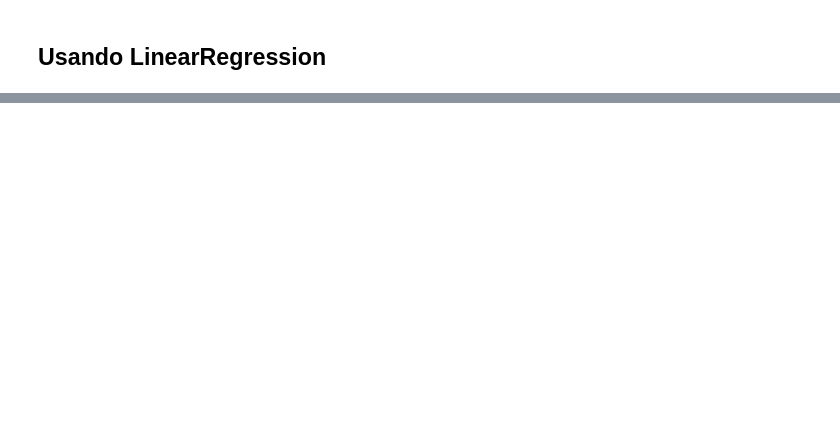
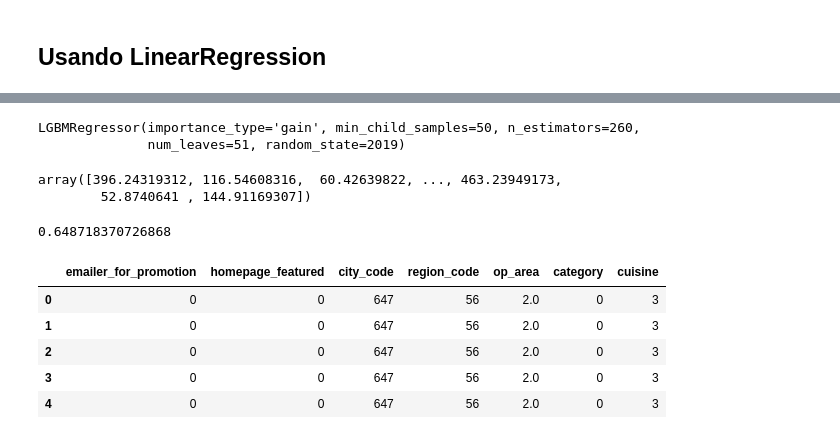
Before and after one commit to fduartej/forecasting-food, a Jupyter notebook: Forecasting_food.ipynb, the cells around one changed output, grey strips where cells are left out. Drawn from its saved outputs; the diff is of its cells as text; code cells hidden in the pictures; blank space fills up the shorter version.

```diff
--- a/Forecasting_food.ipynb
+++ b/Forecasting_food.ipynb
@@ -162,0 +285,28 @@ imp.style.bar()
+# %%
+lgb_estimate=model.best_estimator_
+lgb_estimate
+# %% [output]
+LGBMRegressor(importance_type='gain', min_child_samples=50, n_estimators=260,
+              num_leaves=51, random_state=2019)
+# %%
+y_pred=model.predict(x_test)
+y_pred
+# %% [output]
+array([396.24319312, 116.54608316,  60.42639822, ..., 463.23949173,
+        52.8740641 , 144.91169307])
+# %%
+y_pred[y_pred<0] = 0
+RMSEL=mean_squared_log_error(y_test, y_pred)
+RMSEL=np.sqrt(RMSEL)
+RMSEL
+# %% [output]
+0.648718370726868
+# %%
+test_data_final.head()
+# %% [output]
+|  | emailer_for_promotion | homepage_featured | city_code | region_code | op_area | category | cuisine |
+| 0 | 0 | 0 | 647 | 56 | 2.0 | 0 | 3 |
+| 1 | 0 | 0 | 647 | 56 | 2.0 | 0 | 3 |
+| 2 | 0 | 0 | 647 | 56 | 2.0 | 0 | 3 |
+| 3 | 0 | 0 | 647 | 56 | 2.0 | 0 | 3 |
+| 4 | 0 | 0 | 647 | 56 | 2.0 | 0 | 3 |
```
Also changed, not shown: parts of 27 cells of this notebook.
